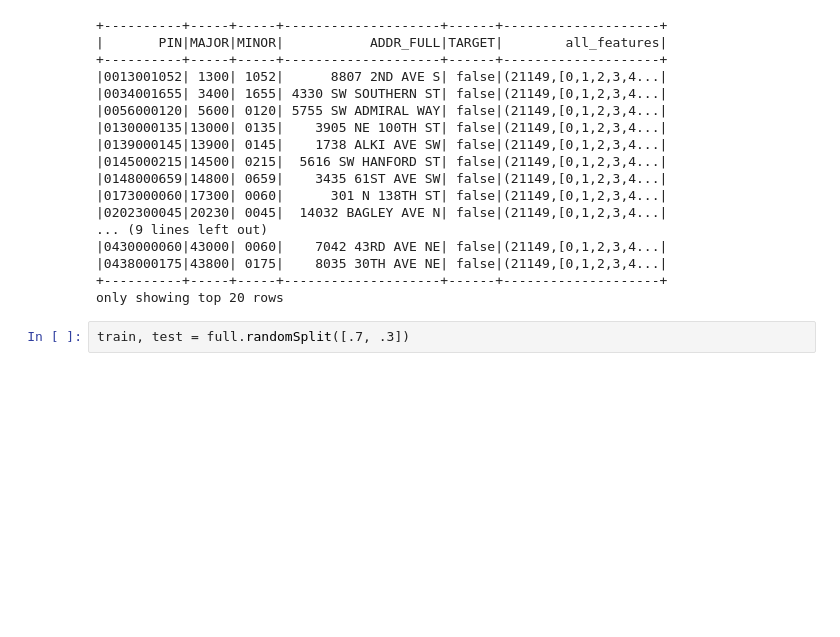
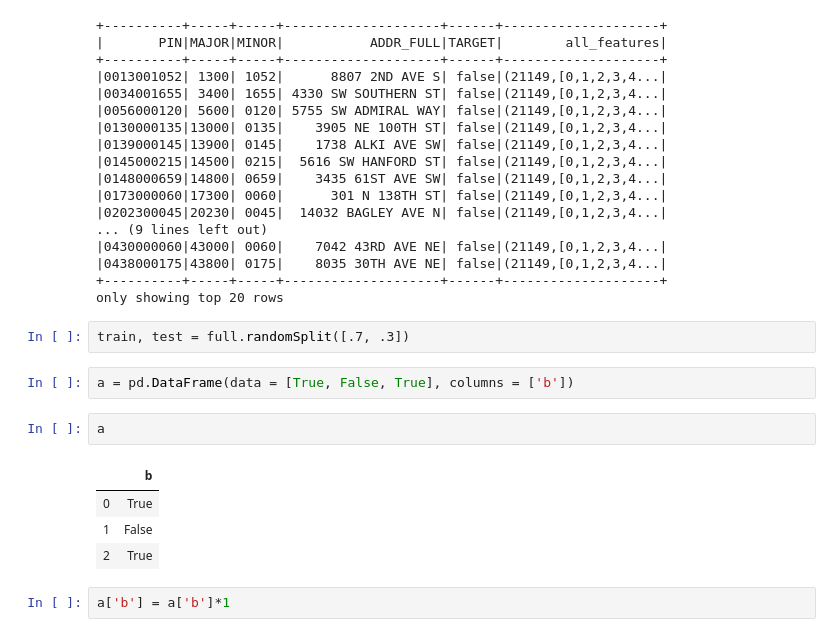
Before and after one commit to frischmuth/Seattle-Real-Estate-Analysis, a Jupyter notebook: test_get_functions.ipynb, the cells around one changed output. Cells and saved outputs as stored; diff of their text form; blank space fills up the shorter version.

```diff
--- a/test_get_functions.ipynb
+++ b/test_get_functions.ipynb
@@ -529,3 +524,14 @@ full.show()
 only showing top 20 rows
 # %%
 train, test = full.randomSplit([.7, .3])
+# %%
+a = pd.DataFrame(data = [True, False, True], columns = ['b'])
+# %%
+a
+# %% [output]
+|  | b |
+| 0 | True |
+| 1 | False |
+| 2 | True |
+# %%
+a['b'] = a['b']*1
```
Also changed, not shown: parts of 6 cells of this notebook, 2 other files.
